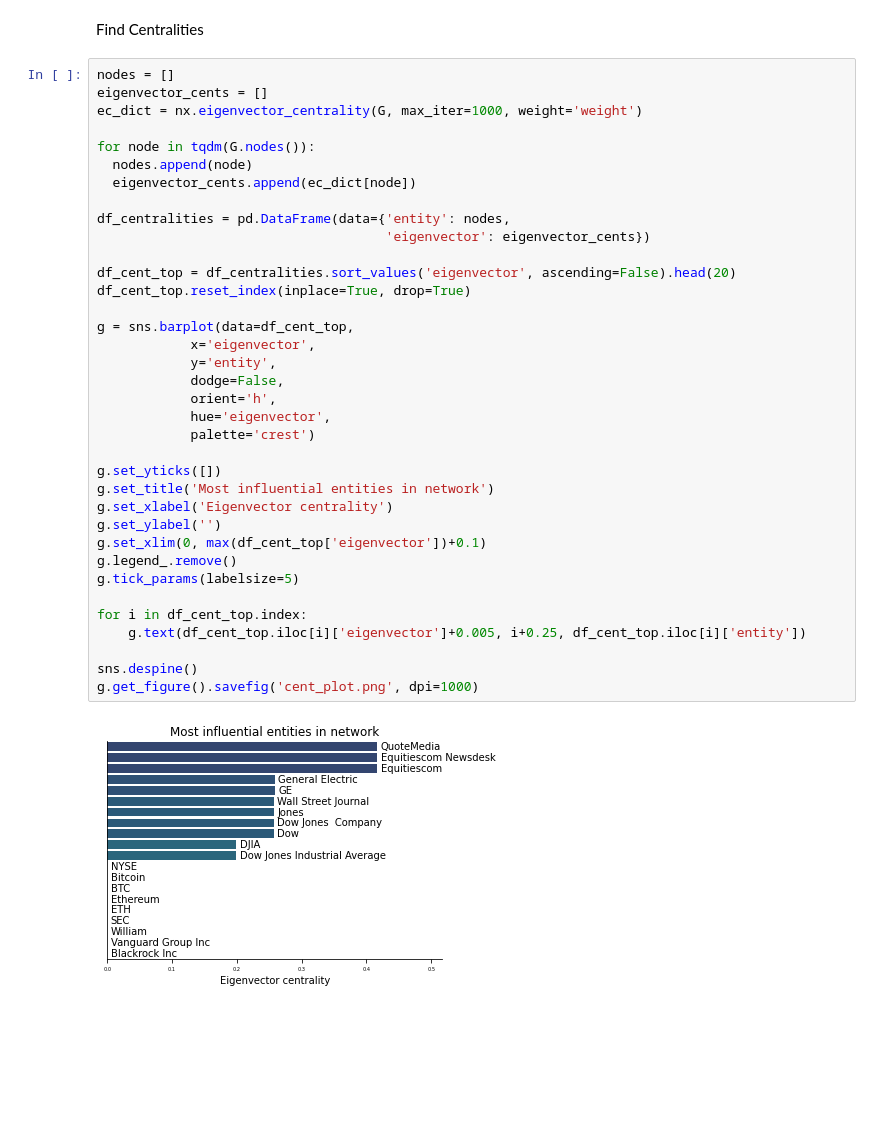
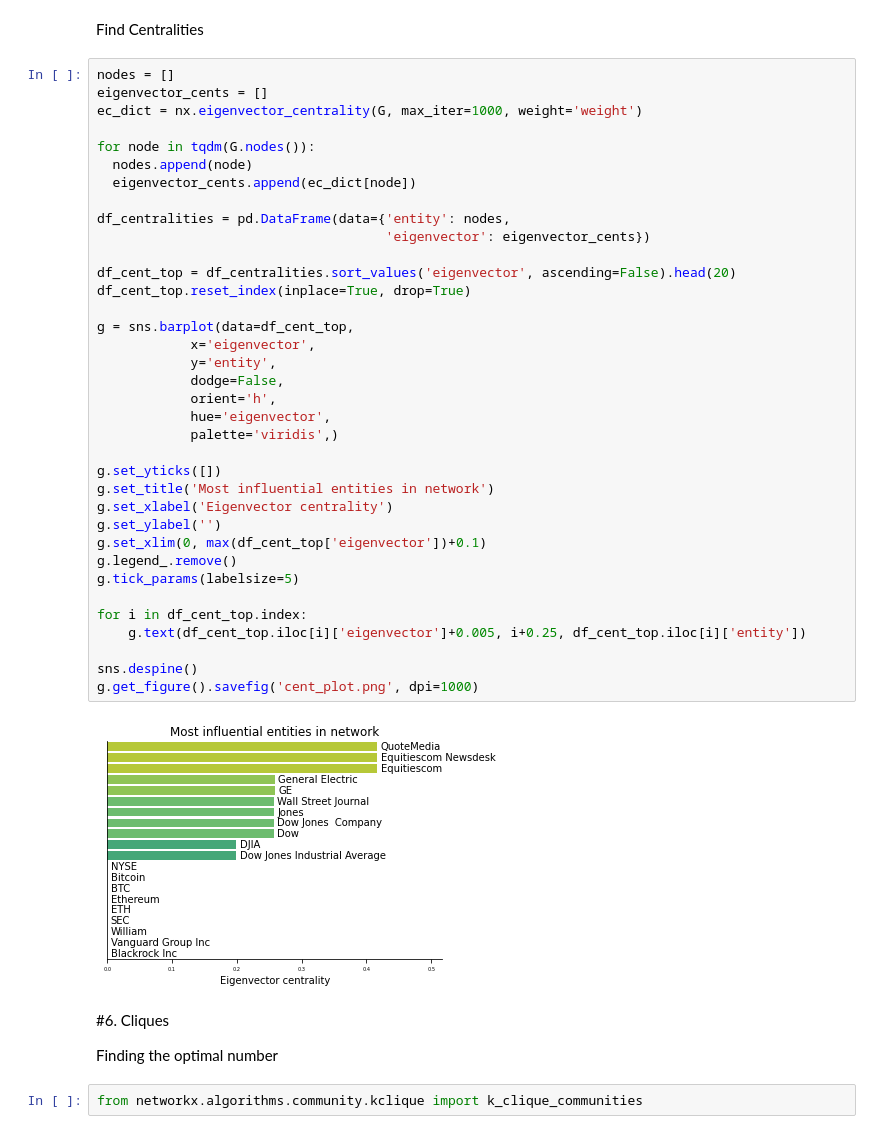
Before and after one commit to jnrkufuor/apollo, a Jupyter notebook: notebooks/Graph.ipynb, the cells around one changed output. Cells and saved outputs as stored; diff of their text form; blank space fills up the shorter version.

```diff
--- a/notebooks/Graph.ipynb
+++ b/notebooks/Graph.ipynb
@@ -111,32 +109,38 @@ for node in tqdm(G.nodes()):
   nodes.append(node)
   eigenvector_cents.append(ec_dict[node])
 
 df_centralities = pd.DataFrame(data={'entity': nodes,
                                      'eigenvector': eigenvector_cents})
 
 df_cent_top = df_centralities.sort_values('eigenvector', ascending=False).head(20)
 df_cent_top.reset_index(inplace=True, drop=True)
 
 g = sns.barplot(data=df_cent_top,
             x='eigenvector',
             y='entity',
             dodge=False,
             orient='h',
             hue='eigenvector',
-            palette='crest')
+            palette='viridis',)
 
 g.set_yticks([])
 g.set_title('Most influential entities in network')
 g.set_xlabel('Eigenvector centrality')
 g.set_ylabel('')
 g.set_xlim(0, max(df_cent_top['eigenvector'])+0.1)
 g.legend_.remove()
 g.tick_params(labelsize=5)
 
 for i in df_cent_top.index:
     g.text(df_cent_top.iloc[i]['eigenvector']+0.005, i+0.25, df_cent_top.iloc[i]['entity'])
 
 sns.despine()
 g.get_figure().savefig('cent_plot.png', dpi=1000)
 # %% [output]
-[figure, old version]
+[figure, new version]
+# %% [markdown]
+#6. Cliques
+
+Finding the optimal number
+# %%
+from networkx.algorithms.community.kclique import k_clique_communities
```
Also changed, not shown: parts of 7 cells of this notebook.
